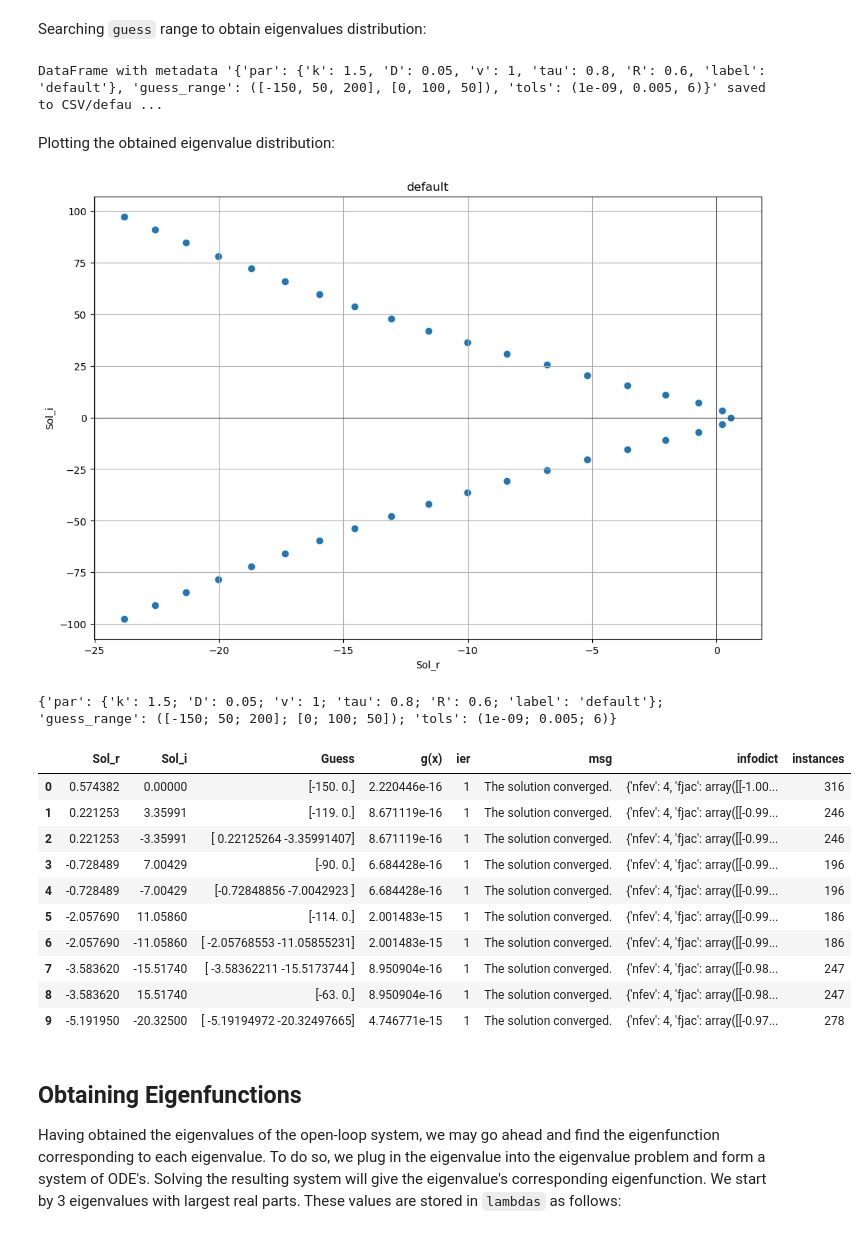
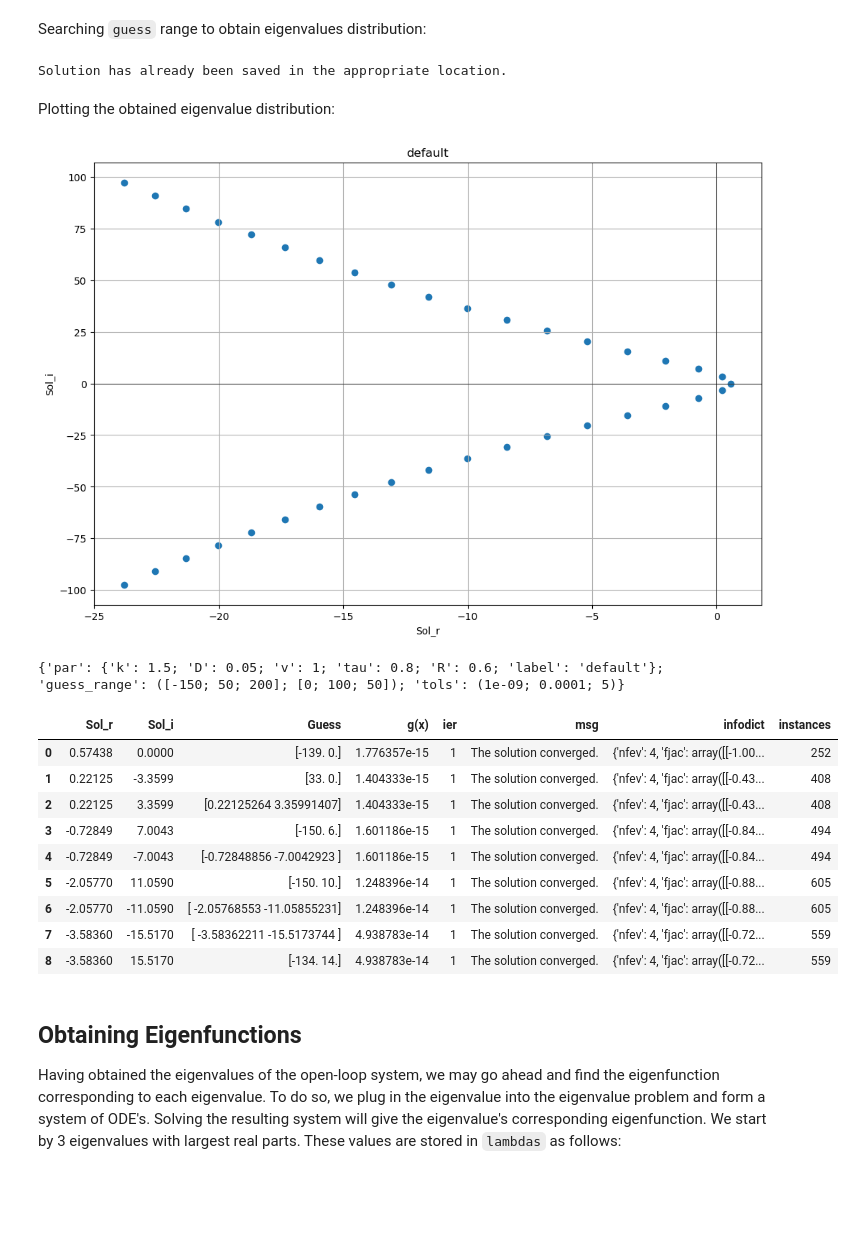
Before and after one commit to behradmoadeli/pfr_isothermal_recycle_delay_optimal, a Jupyter notebook: reports/BehradPaper.ipynb, the cells around one changed output. Cells and saved outputs as stored; diff of their text form; code cells hidden in the pictures; blank space fills up the shorter version.

```diff
--- a/reports/BehradPaper.ipynb
+++ b/reports/BehradPaper.ipynb
@@ -274,38 +271,40 @@ display(default_pars)
 # %% [markdown]
 Searching `guess` range to obtain eigenvalues distribution:
 # %%
+path = 'CSV\default.csv'
+
 if not os.path.exists(path):
     guess = {
-        'guess_range_real':[-150,50,200],
-        'guess_range_imag':[0,100,50]
+        'guess_range_real':[-150,50,50],
+        'guess_range_imag':[0,100,20]
     }
-    save_dataframe_to_csv(*find_eig_copy(default_pars, **guess, round_sig_digits=6), 'CSV')
+    save_dataframe_to_csv(*find_eig(default_pars, **guess, round_sig_digits=5, tol_is_sol=1e-7, max_iter=200), 'CSV')
 else:
     print("Solution has already been saved in the appropriate location.")
 # %% [output]
-DataFrame with metadata '{'par': {'k': 1.5, 'D': 0.05, 'v': 1, 'tau': 0.8, 'R': 0.6, 'label': 'default'}, 'guess_range': ([-150, 50, 200], [0, 100, 50]), 'tols': (1e-09, 0.005, 6)}' saved to CSV/defau ...
+Solution has already been saved in the appropriate location.
 # %% [markdown]
 Plotting the obtained eigenvalue distribution:
 # %%
 df, label, metadata = plot_single_df(
         path, filter=True,
         real_lower_bound=-25, real_upper_bound=10, imag_lower_bound=-100, imag_upper_bound=100
 )
-display(df.head(10))
+n_lambdas = 9
+display(df.head(n_lambdas))
 # %% [output]
 [figure]
-{'par': {'k': 1.5; 'D': 0.05; 'v': 1; 'tau': 0.8; 'R': 0.6; 'label': 'default'}; 'guess_range': ([-150; 50; 200]; [0; 100; 50]); 'tols': (1e-09; 0.005; 6)}
+{'par': {'k': 1.5; 'D': 0.05; 'v': 1; 'tau': 0.8; 'R': 0.6; 'label': 'default'}; 'guess_range': ([-150; 50; 200]; [0; 100; 50]); 'tols': (1e-09; 0.0001; 5)}
 |  | Sol_r | Sol_i | Guess | g(x) | ier | msg | infodict | instances |
-| 0 | 0.574382 | 0.00000 | [-150. 0.] | 2.220446e-16 | 1 | The solution converged. | {'nfev': 4, 'fjac': array([[-1.00... | 316 |
-| 1 | 0.221253 | 3.35991 | [-119. 0.] | 8.671119e-16 | 1 | The solution converged. | {'nfev': 4, 'fjac': array([[-0.99... | 246 |
-| 2 | 0.221253 | -3.35991 | [ 0.22125264 -3.35991407] | 8.671119e-16 | 1 | The solution converged. | {'nfev': 4, 'fjac': array([[-0.99... | 246 |
-| 3 | -0.728489 | 7.00429 | [-90. 0.] | 6.684428e-16 | 1 | The solution converged. | {'nfev': 4, 'fjac': array([[-0.99... | 196 |
-| 4 | -0.728489 | -7.00429 | [-0.72848856 -7.0042923 ] | 6.684428e-16 | 1 | The solution converged. | {'nfev': 4, 'fjac': array([[-0.99... | 196 |
-| 5 | -2.057690 | 11.05860 | [-114. 0.] | 2.001483e-15 | 1 | The solution converged. | {'nfev': 4, 'fjac': array([[-0.99... | 186 |
-| 6 | -2.057690 | -11.05860 | [ -2.05768553 -11.05855231] | 2.001483e-15 | 1 | The solution converged. | {'nfev': 4, 'fjac': array([[-0.99... | 186 |
-| 7 | -3.583620 | -15.51740 | [ -3.58362211 -15.5173744 ] | 8.950904e-16 | 1 | The solution converged. | {'nfev': 4, 'fjac': array([[-0.98... | 247 |
-| 8 | -3.583620 | 15.51740 | [-63. 0.] | 8.950904e-16 | 1 | The solution converged. | {'nfev': 4, 'fjac': array([[-0.98... | 247 |
-| 9 | -5.191950 | -20.32500 | [ -5.19194972 -20.32497665] | 4.746771e-15 | 1 | The solution converged. | {'nfev': 4, 'fjac': array([[-0.97... | 278 |
+| 0 | 0.57438 | 0.0000 | [-139. 0.] | 1.776357e-15 | 1 | The solution converged. | {'nfev': 4, 'fjac': array([[-1.00... | 252 |
+| 1 | 0.22125 | -3.3599 | [33. 0.] | 1.404333e-15 | 1 | The solution converged. | {'nfev': 4, 'fjac': array([[-0.43... | 408 |
+| 2 | 0.22125 | 3.3599 | [0.22125264 3.35991407] | 1.404333e-15 | 1 | The solution converged. | {'nfev': 4, 'fjac': array([[-0.43... | 408 |
+| 3 | -0.72849 | 7.0043 | [-150. 6.] | 1.601186e-15 | 1 | The solution converged. | {'nfev': 4, 'fjac': array([[-0.84... | 494 |
+| 4 | -0.72849 | -7.0043 | [-0.72848856 -7.0042923 ] | 1.601186e-15 | 1 | The solution converged. | {'nfev': 4, 'fjac': array([[-0.84... | 494 |
+| 5 | -2.05770 | 11.0590 | [-150. 10.] | 1.248396e-14 | 1 | The solution converged. | {'nfev': 4, 'fjac': array([[-0.88... | 605 |
+| 6 | -2.05770 | -11.0590 | [ -2.05768553 -11.05855231] | 1.248396e-14 | 1 | The solution converged. | {'nfev': 4, 'fjac': array([[-0.88... | 605 |
+| 7 | -3.58360 | -15.5170 | [ -3.58362211 -15.5173744 ] | 4.938783e-14 | 1 | The solution converged. | {'nfev': 4, 'fjac': array([[-0.72... | 559 |
+| 8 | -3.58360 | 15.5170 | [-134. 14.] | 4.938783e-14 | 1 | The solution converged. | {'nfev': 4, 'fjac': array([[-0.72... | 559 |
 # %% [markdown]
 ## Obtaining Eigenfunctions
 
```
Also changed, not shown: parts of 11 cells of this notebook, 12 other files.
